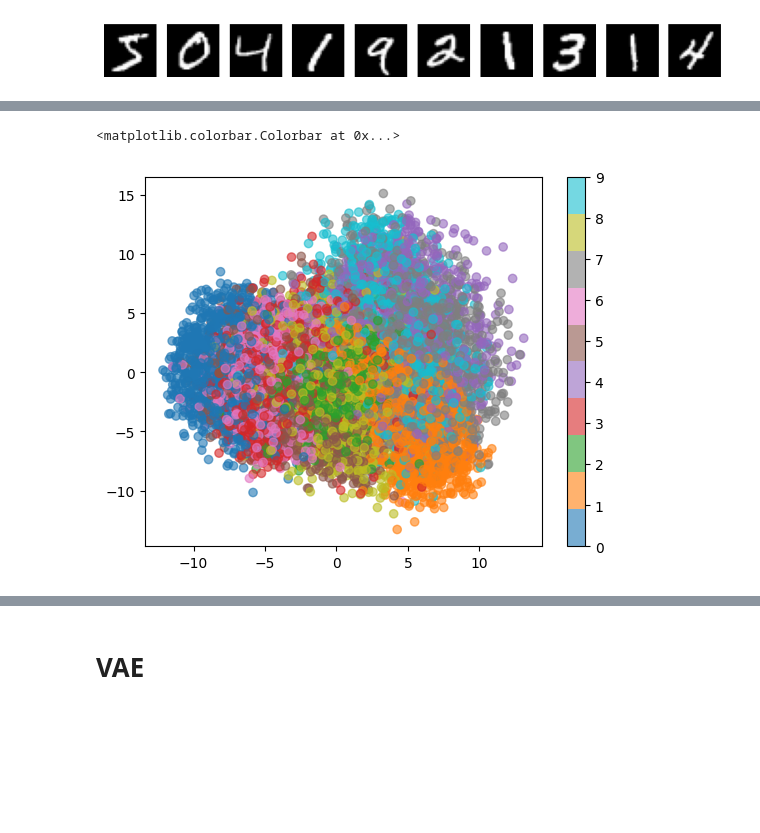
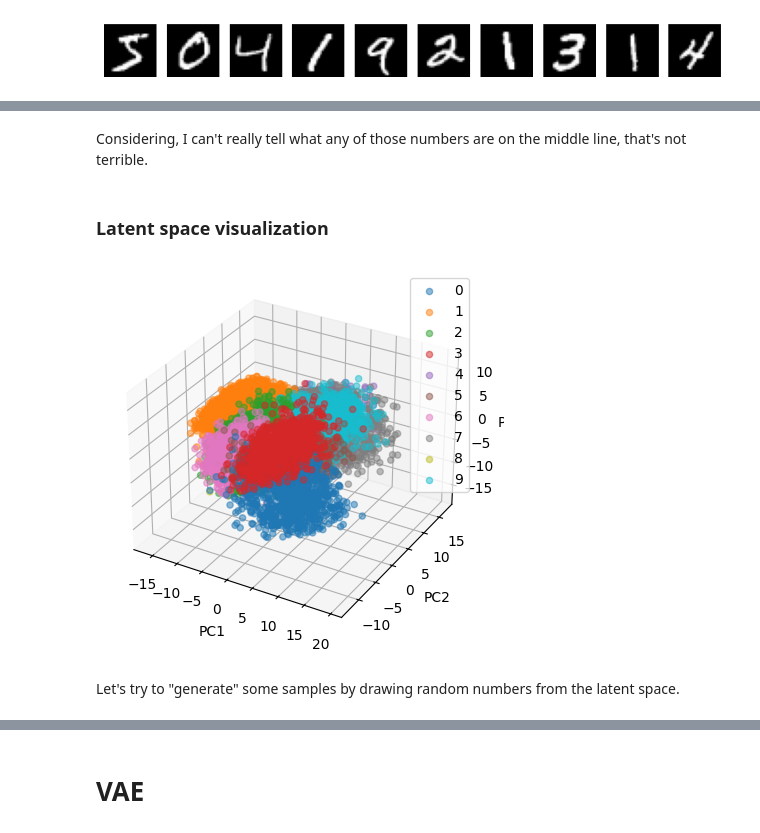
Before and after one commit to acceleratescience/diffusion-models, a Jupyter notebook: notebooks/VAEs.ipynb, the cells around one changed output, grey strips where cells are left out. Cells and saved outputs as stored; diff of their text form; code cells hidden in the pictures; blank space fills up the shorter version.

```diff
--- a/notebooks/VAEs.ipynb
+++ b/notebooks/VAEs.ipynb
@@ -171,3 +199,7 @@ for i in range(10):
+# %% [markdown]
+Considering, I can't really tell what any of those numbers are on the middle line, that's not terrible.
+# %% [markdown]
+### Latent space visualization
 # %%
 encoder = model.encoder
 decoder = model.decoder
@@ -176,18 +208,27 @@ digit_sample = digit_values[:10000]/255.0
 label_sample = digit_labels[:10000]
 # %%
 latent = encoder(digit_sample)
-# %%
-# pca
-from sklearn.decomposition import PCA
-
-pca = PCA(n_components=2)
-latent_pca = pca.fit_transform(latent.detach().numpy())
-
-plt.scatter(latent_pca[:, 0], latent_pca[:, 1], c=label_sample, cmap='tab10', alpha=0.6)
-plt.colorbar()
-# %% [output]
-<matplotlib.colorbar.Colorbar at 0x...>
-[figure, removed]
+# %%
+# pca
+pca = PCA(n_components=3)
+pca.fit(latent.detach().numpy())
+latent_pca = pca.transform(latent.detach().numpy())
+
+# 3d
+fig = plt.figure()
+ax = fig.add_subplot(111, projection='3d')
+for i in range(10):
+    ax.scatter(latent_pca[label_sample == i, 0], latent_pca[label_sample == i, 1], latent_pca[label_sample == i, 2], label=str(i), alpha=0.5)
+
+ax.set_xlabel('PC1')
+ax.set_ylabel('PC2')
+ax.set_zlabel('PC3')
+plt.legend()
+plt.show()
+# %% [output]
+[figure, added]
+# %% [markdown]
+Let's try to "generate" some samples by drawing random numbers from the latent space.
 # %%
 # sample some values from latent space
 n = 10
```
Also changed, not shown: parts of 26 cells of this notebook, 27 other files.
